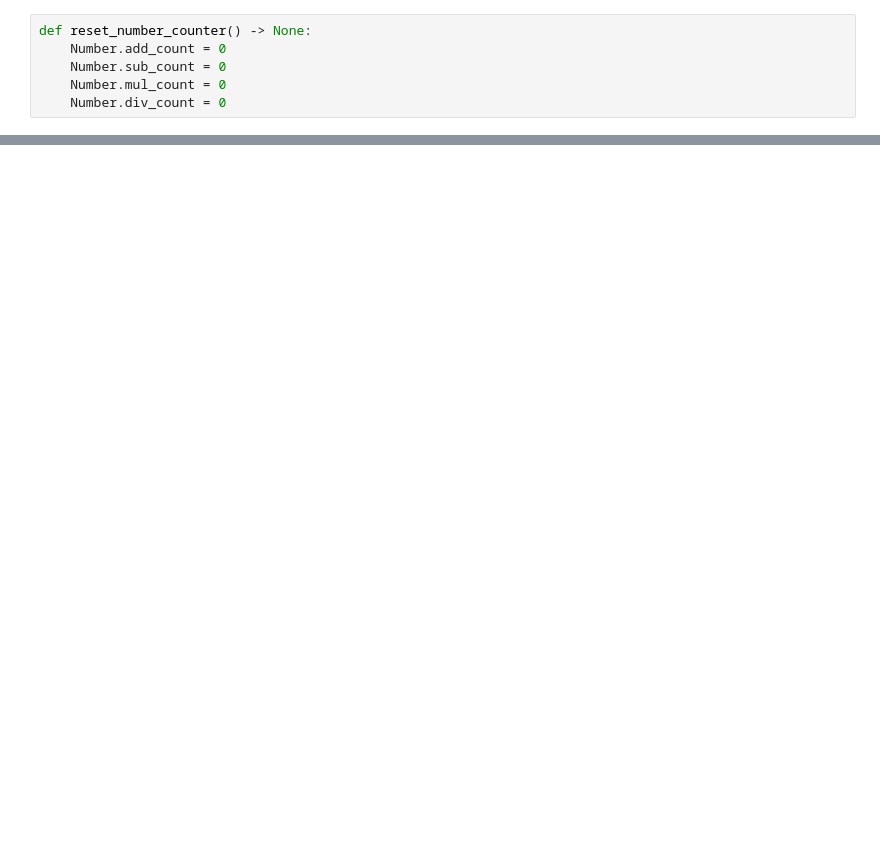
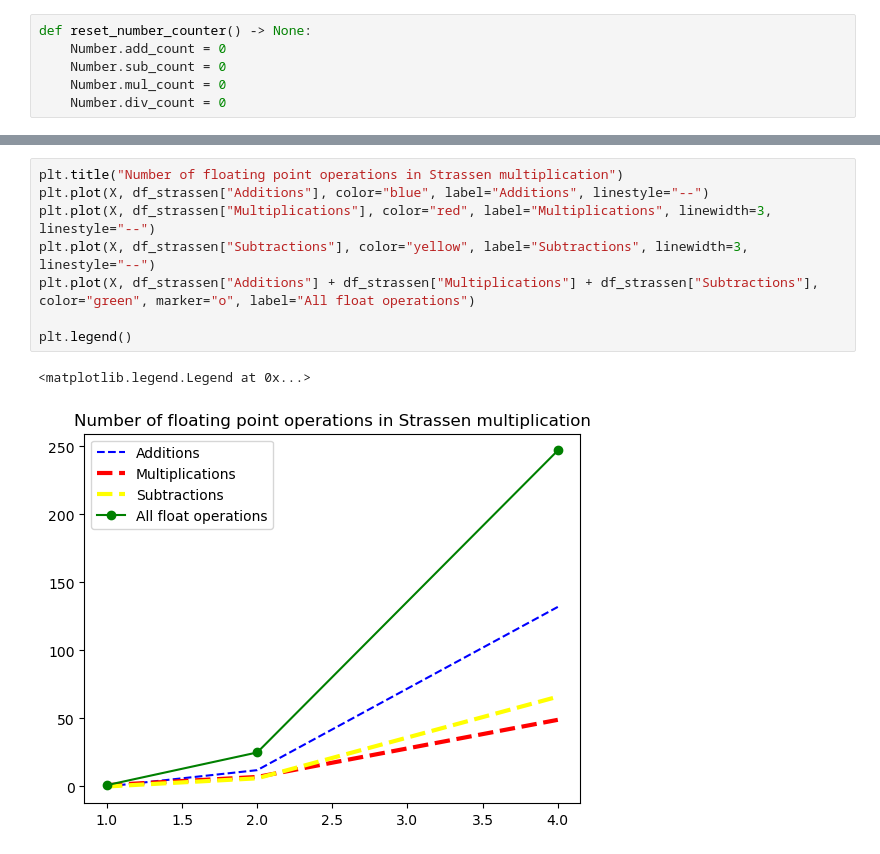
Before and after one commit to akucharsk/Matrix-algorithms, a Jupyter notebook: lab1/main.ipynb, the cells around one changed output, grey strips where cells are left out. Drawn from its saved outputs; the diff is of its cells as text; blank space fills up the shorter version.

```diff
--- a/lab1/main.ipynb
+++ b/lab1/main.ipynb
@@ -70,0 +63,11 @@ plt.legend()
+# %%
+plt.title("Number of floating point operations in Strassen multiplication")
+plt.plot(X, df_strassen["Additions"], color="blue", label="Additions", linestyle="--")
+plt.plot(X, df_strassen["Multiplications"], color="red", label="Multiplications", linewidth=3, linestyle="--")
+plt.plot(X, df_strassen["Subtractions"], color="yellow", label="Subtractions", linewidth=3, linestyle="--")
+plt.plot(X, df_strassen["Additions"] + df_strassen["Multiplications"] + df_strassen["Subtractions"], color="green", marker="o", label="All float operations")
+
+plt.legend()
+# %% [output]
+<matplotlib.legend.Legend at 0x...>
+[figure, added]
```
Also changed, not shown: parts of 7 cells of this notebook, 4 other files.
